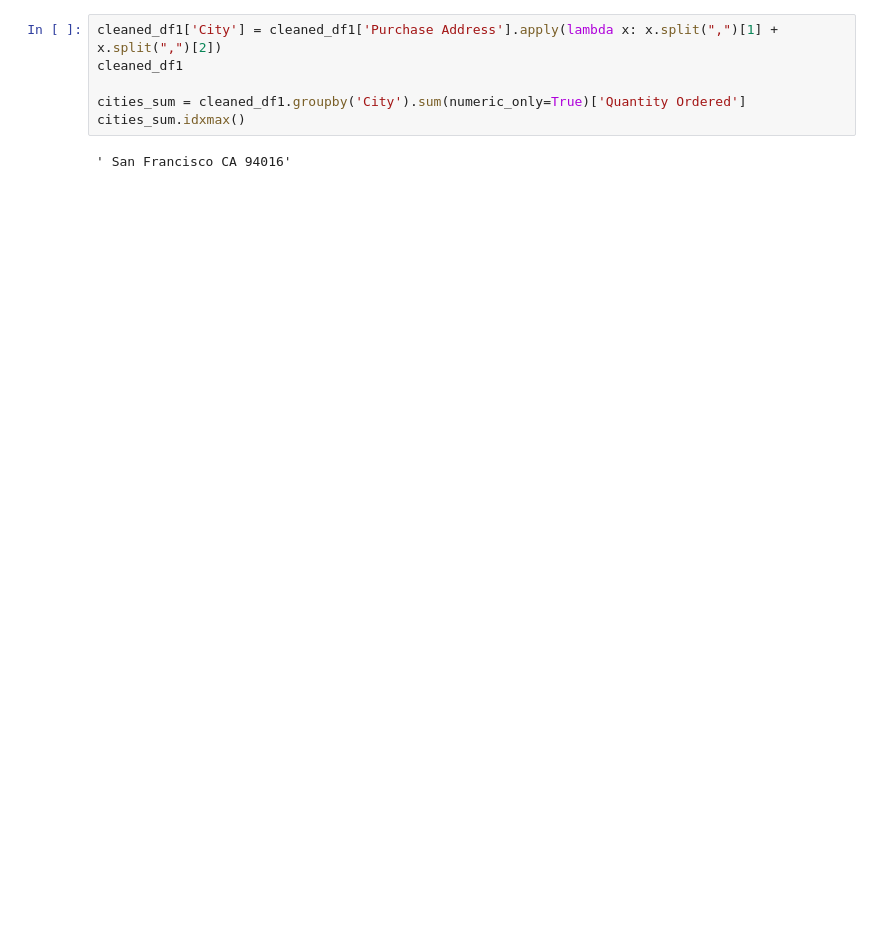
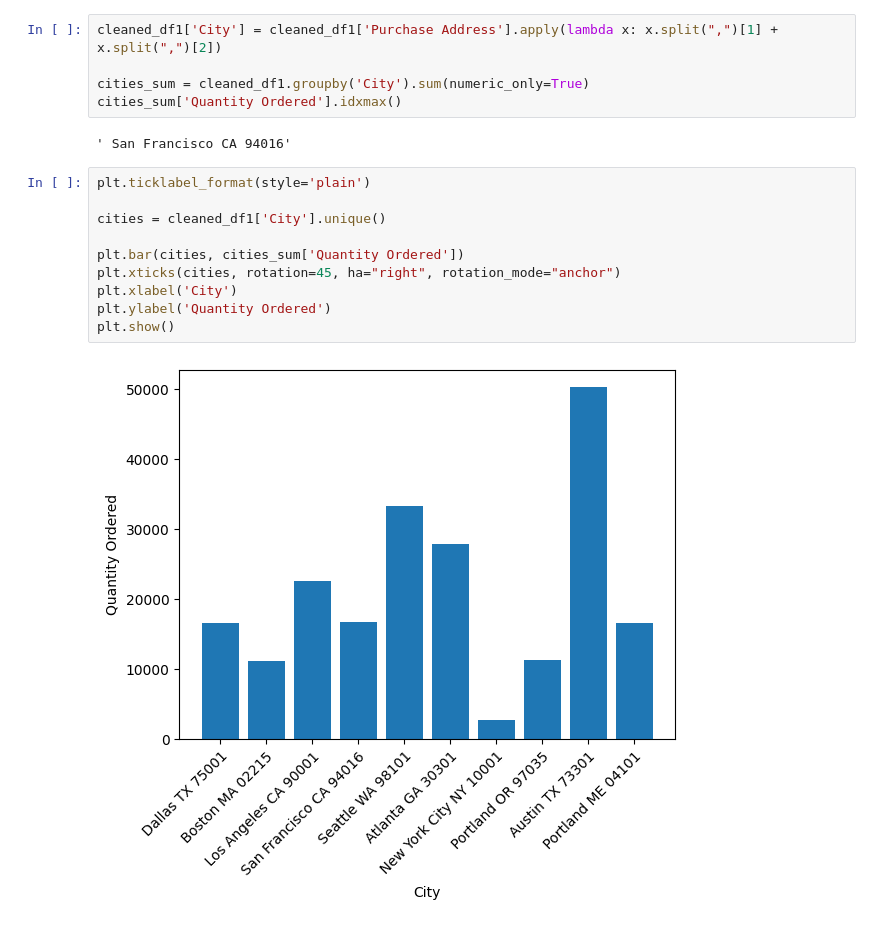
Before and after one commit to Timoth26/Sales-Analysis-training, a Jupyter notebook: SalesAnalysis/MySalesAnalysis.ipynb, the cells around one changed output. Cells and saved outputs as stored; diff of their text form; blank space fills up the shorter version.

Commit message:
Added bar for cities analysis

```diff
--- a/SalesAnalysis/MySalesAnalysis.ipynb
+++ b/SalesAnalysis/MySalesAnalysis.ipynb
@@ -79,9 +79,20 @@ plt.show()
 #### What city had the highest number of sales?
 # %%
 cleaned_df1['City'] = cleaned_df1['Purchase Address'].apply(lambda x: x.split(",")[1] + x.split(",")[2])
-cleaned_df1
 
-cities_sum = cleaned_df1.groupby('City').sum(numeric_only=True)['Quantity Ordered']
-cities_sum.idxmax()
+cities_sum = cleaned_df1.groupby('City').sum(numeric_only=True)
+cities_sum['Quantity Ordered'].idxmax()
 # %% [output]
 ' San Francisco CA 94016'
+# %%
+plt.ticklabel_format(style='plain')
+
+cities = cleaned_df1['City'].unique()
+
+plt.bar(cities, cities_sum['Quantity Ordered'])
+plt.xticks(cities, rotation=45, ha="right", rotation_mode="anchor")
+plt.xlabel('City')
+plt.ylabel('Quantity Ordered')
+plt.show()
+# %% [output]
+[figure, added]
```
